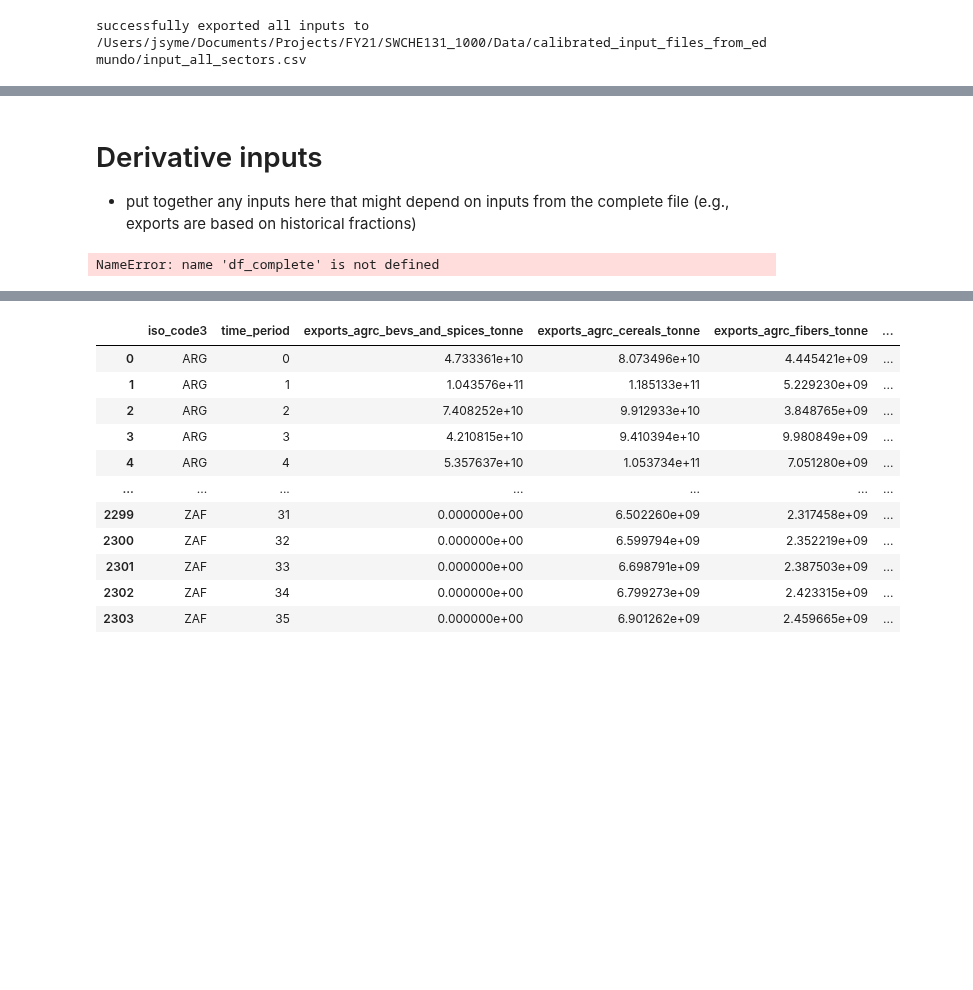
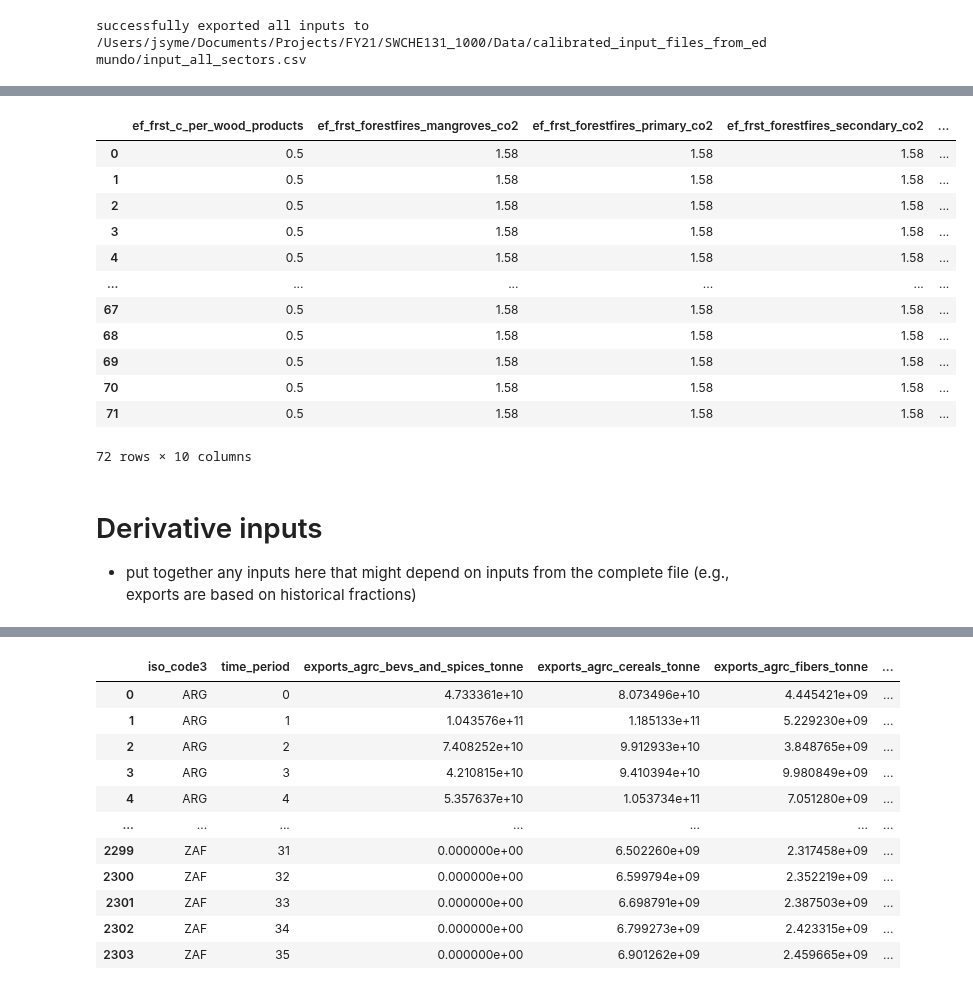
Before and after one commit to jcsyme/sisepuede, a Jupyter notebook: python/build_input_data_file_nonlac.ipynb, the cells around one changed output, grey strips where cells are left out. Drawn from its saved outputs; the diff is of its cells as text; code cells hidden in the pictures; blank space fills up the shorter version.

```diff
--- a/python/build_input_data_file_nonlac.ipynb
+++ b/python/build_input_data_file_nonlac.ipynb
@@ -2115,2 +2223,18 @@ successfully exported all inputs to /Users/jsyme/Documents/Projects/FY21/SWCHE13
+# %%
+df_complete[[x for x in df_complete.columns if x.startswith("ef_frst")]]
+# %% [output]
+|  | ef_frst_c_per_wood_products | ef_frst_forestfires_mangroves_co2 | ef_frst_forestfires_primary_co2 | ef_frst_forestfires_secondary_co2 | ... |
+| 0 | 0.5 | 1.58 | 1.58 | 1.58 | ... |
+| 1 | 0.5 | 1.58 | 1.58 | 1.58 | ... |
+| 2 | 0.5 | 1.58 | 1.58 | 1.58 | ... |
+| 3 | 0.5 | 1.58 | 1.58 | 1.58 | ... |
+| 4 | 0.5 | 1.58 | 1.58 | 1.58 | ... |
+| ... | ... | ... | ... | ... | ... |
+| 67 | 0.5 | 1.58 | 1.58 | 1.58 | ... |
+| 68 | 0.5 | 1.58 | 1.58 | 1.58 | ... |
+| 69 | 0.5 | 1.58 | 1.58 | 1.58 | ... |
+| 70 | 0.5 | 1.58 | 1.58 | 1.58 | ... |
+| 71 | 0.5 | 1.58 | 1.58 | 1.58 | ... |
+72 rows × 10 columns
 # %%
 df_complete.to_csv(
@@ -2124,24 +2281,4 @@ df_complete.to_csv(
 # %%
-df_sectored_repo_for_imp_exp = repo.read(["AFOLU", "Socioeconomic"], add_time_periods = True)
-# rely on adjusted pop from above and drop repo-based yield factors
-df_sectored_repo_for_imp_exp.drop(
-    [
-        x for x in df_sectored_repo_for_imp_exp.columns
-        if ("pop_lvst_init" in x)
-        or x.startswith("yf_agrc_")
-    ],
-    axis = 1,
-    inplace = True
-)
-df_sectored_repo_for_imp_exp.dropna(inplace = True)
-#
-
-df_inputs_for_aie = sf.match_df_to_target_df(
-    df_complete,
-    df_sectored_repo_for_imp_exp,
-    fields_index = [sa.model_attributes.dim_time_period, repo.field_repo_iso],
-    overwrite_only = False
-)
 
 
 
@@ -2254,11 +2391,20 @@ def get_afolu_imp_exps(
             .copy()
         )
 
+
         df_both = pd.merge(
             df_af,
             df_in,
             how = "inner"
         )
+        if iso == "TZA":
+            global dfa
+            global dfb
+            global dfi
+
+            dfa = df_af.copy()
+            dfi = df_in.copy()
+            dfb = df_both.copy()
 
         # project out yields and populations
         try:
@@ -2422,8 +2568,6 @@ def get_afolu_imp_exps(
     df_out.fillna(0.0, inplace = True)
 
     return df_out
-# %% [output]
-NameError: name 'df_complete' is not defined
 # %%
 df_afolu_impo_exps = get_afolu_imp_exps(df_inputs_for_aie)#[df[repo.field_repo_iso].isin(["BRA"])])
 # %% [output]
```
Also changed, not shown: parts of 14 cells of this notebook, 11 other files.
